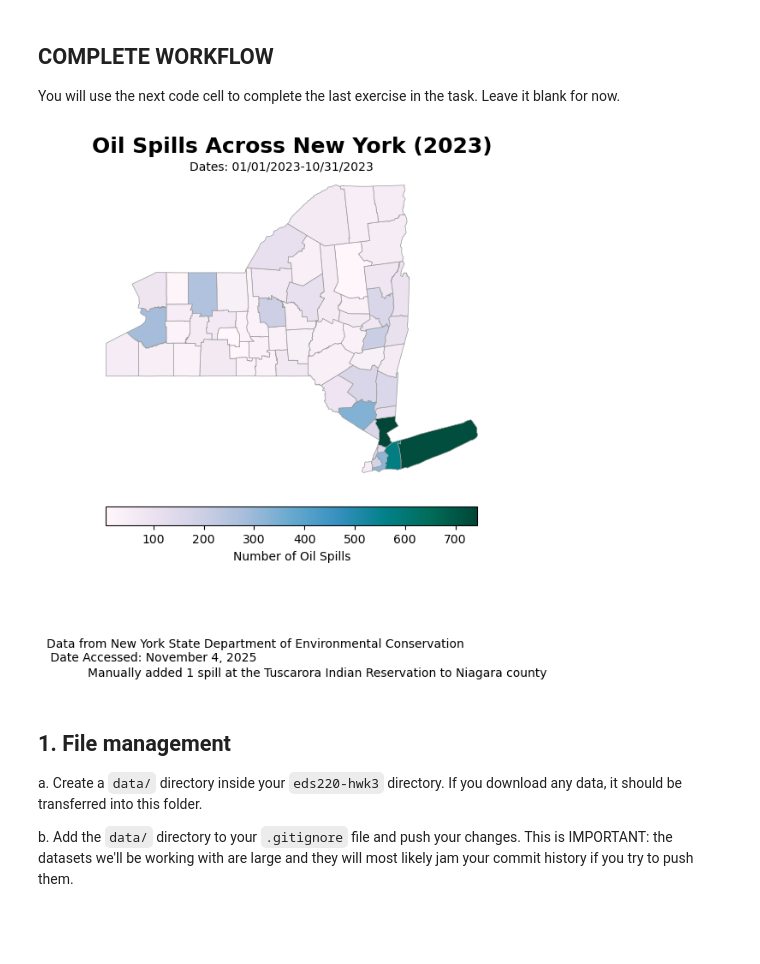
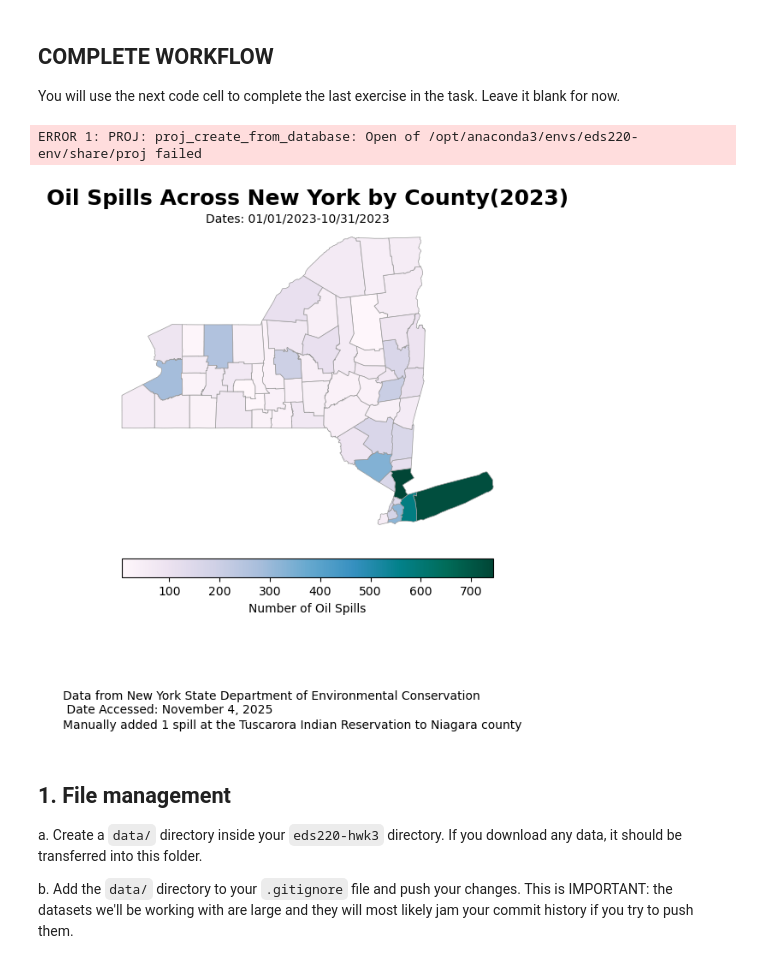
Before and after one commit to kylienewcomer/eds220-hwk3, a Jupyter notebook: hwk3-task1-spills.ipynb, the cells around one changed output. Drawn from its saved outputs; the diff is of its cells as text; code cells hidden in the pictures; blank space fills up the shorter version.

```diff
--- a/hwk3-task1-spills.ipynb
+++ b/hwk3-task1-spills.ipynb
@@ -59,6 +59,11 @@ spills.columns = spills.columns.str.lower().str.replace(" ", "_")
 
 # Transform `spill_date` to DateTime object
 spills['spill_date'] = pd.to_datetime(spills['spill_date'])
+
+# Filter spills data
+petr_23 = spills[(spills['spill_date'] >= "01/01/2023") & # Selecting dates from 1/1/23 to 10/31/23
+                 (spills['spill_date'] <= "10/31/2023") &
+                 (spills['material_family'] == "Petroleum")] # Select petroleum spills
 
 # Find total spills per county
 spills_per_county = petr_23.groupby('county')['spill_number'].count().reset_index()
@@ -89,35 +94,36 @@ fig, ax = plt.subplots(figsize=(8, 6))
 
 # Remove the axis for a cleaner map
 ax.axis('off')
 
 # Create plot
 ny_counties.plot(
     ax=ax,
     column='n_spills',
     cmap='PuBuGn',
     legend=True,
     edgecolor="0.6",
     linewidth=0.5,
     legend_kwds={
         "shrink": 0.7,
         "label": "Number of Oil Spills",
         "orientation": "horizontal",
         "pad": 0.05
     }
 )
 
 # Add title and specify dates
-ax.set_title('Oil Spills Across New York (2023)', fontsize=18, weight='bold', pad=15)
+ax.set_title('Oil Spills Across New York by County(2023)', fontsize=18, weight='bold', pad=15)
 ax.annotate("Dates: 01/01/2023-10/31/2023", xy = (0.25, 1), xycoords = "axes fraction")
 
 # Add annotations
 ax.annotate("Data from New York State Department of Environmental Conservation \n Date Accessed: November 4, 2025", xy = (-0.1, -.55), xycoords = "axes fraction")
 ax.annotate("Manually added 1 spill at the Tuscarora Indian Reservation to Niagara county",
              xy = (-0.1, -.6), xycoords = "axes fraction")
 
 plt.show()
 # %% [output]
+ERROR 1: PROJ: proj_create_from_database: Open of /opt/anaconda3/envs/eds220-env/share/proj failed
-[figure, old version]
+[figure, new version]
 # %% [markdown]
 ## 1. File management
 a. Create a `data/` directory inside your `eds220-hwk3` directory. If you download any data, it should be transferred into this folder.
```
Also changed, not shown: parts of 7 cells of this notebook.
